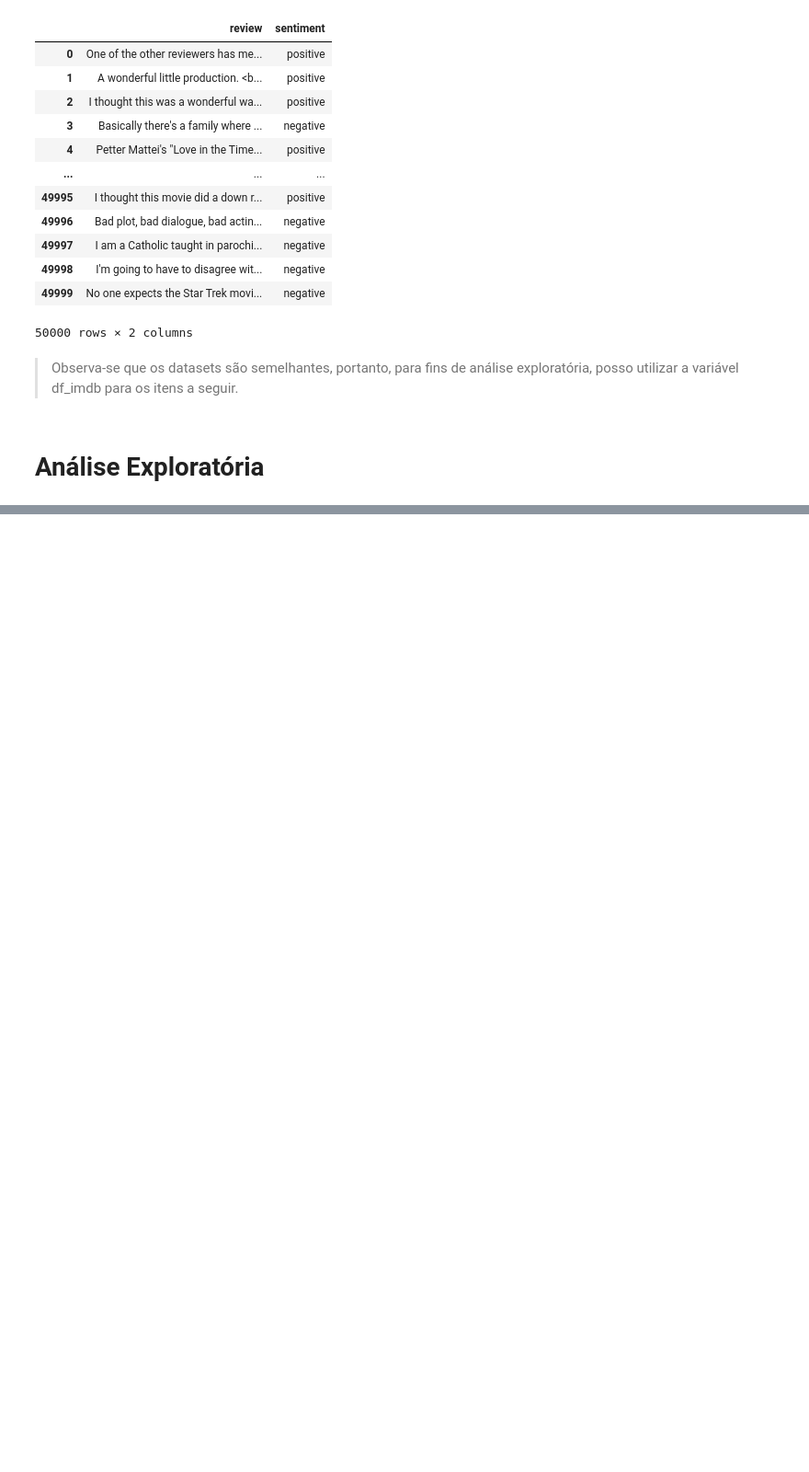
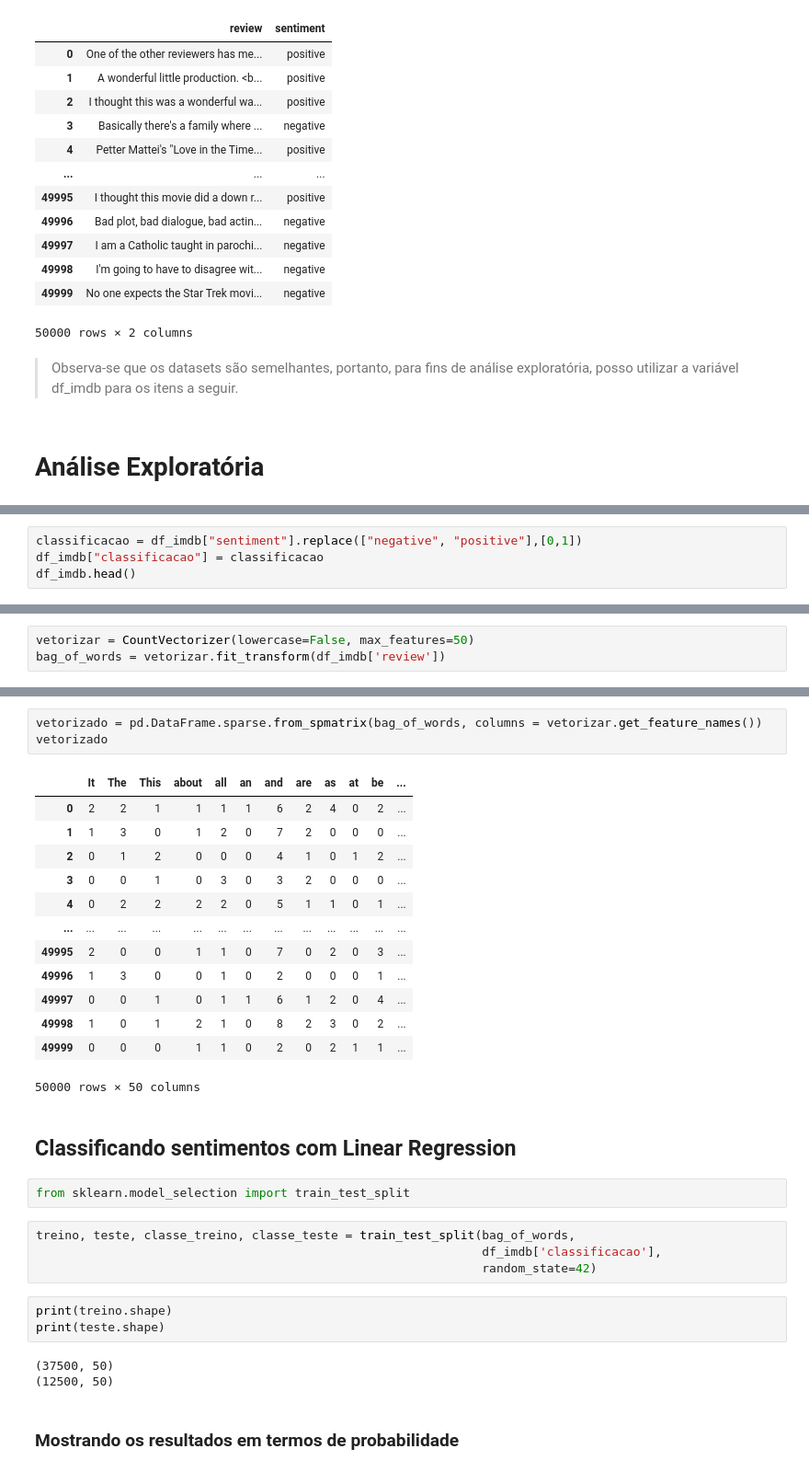
Before and after one commit to dgavieira/NLP-Celero, a Jupyter notebook: NLP_Teste.ipynb, the cells around one changed output, grey strips where cells are left out. Shown at 92% size. Drawn from its saved outputs; the diff is of its cells as text; blank space fills up the shorter version.

```diff
--- a/NLP_Teste.ipynb
+++ b/NLP_Teste.ipynb
@@ -433,0 +441,4 @@ df_imdb
+# %%
+classificacao = df_imdb["sentiment"].replace(["negative", "positive"],[0,1])
+df_imdb["classificacao"] = classificacao
+df_imdb.head()
@@ -433,0 +476,3 @@ df_imdb
+# %%
+vetorizar = CountVectorizer(lowercase=False, max_features=50)
+bag_of_words = vetorizar.fit_transform(df_imdb['review'])
@@ -433,0 +503,33 @@ df_imdb
+# %%
+vetorizado = pd.DataFrame.sparse.from_spmatrix(bag_of_words, columns = vetorizar.get_feature_names())
+vetorizado
+# %% [output]
+|  | It | The | This | about | all | an | and | are | as | at | be | ... |
+| 0 | 2 | 2 | 1 | 1 | 1 | 1 | 6 | 2 | 4 | 0 | 2 | ... |
+| 1 | 1 | 3 | 0 | 1 | 2 | 0 | 7 | 2 | 0 | 0 | 0 | ... |
+| 2 | 0 | 1 | 2 | 0 | 0 | 0 | 4 | 1 | 0 | 1 | 2 | ... |
+| 3 | 0 | 0 | 1 | 0 | 3 | 0 | 3 | 2 | 0 | 0 | 0 | ... |
+| 4 | 0 | 2 | 2 | 2 | 2 | 0 | 5 | 1 | 1 | 0 | 1 | ... |
+| ... | ... | ... | ... | ... | ... | ... | ... | ... | ... | ... | ... | ... |
+| 49995 | 2 | 0 | 0 | 1 | 1 | 0 | 7 | 0 | 2 | 0 | 3 | ... |
+| 49996 | 1 | 3 | 0 | 0 | 1 | 0 | 2 | 0 | 0 | 0 | 1 | ... |
+| 49997 | 0 | 0 | 1 | 0 | 1 | 1 | 6 | 1 | 2 | 0 | 4 | ... |
+| 49998 | 1 | 0 | 1 | 2 | 1 | 0 | 8 | 2 | 3 | 0 | 2 | ... |
+| 49999 | 0 | 0 | 0 | 1 | 1 | 0 | 2 | 0 | 2 | 1 | 1 | ... |
+50000 rows × 50 columns
+# %% [markdown]
+## Classificando sentimentos com Linear Regression
+# %%
+from sklearn.model_selection import train_test_split
+# %%
+treino, teste, classe_treino, classe_teste = train_test_split(bag_of_words,
+                                                              df_imdb['classificacao'],
+                                                              random_state=42)
+# %%
+print(treino.shape)
+print(teste.shape)
+# %% [output]
+(37500, 50)
+(12500, 50)
+# %% [markdown]
+### Mostrando os resultados em termos de probabilidade
```
Also changed, not shown: parts of 26 cells of this notebook.
